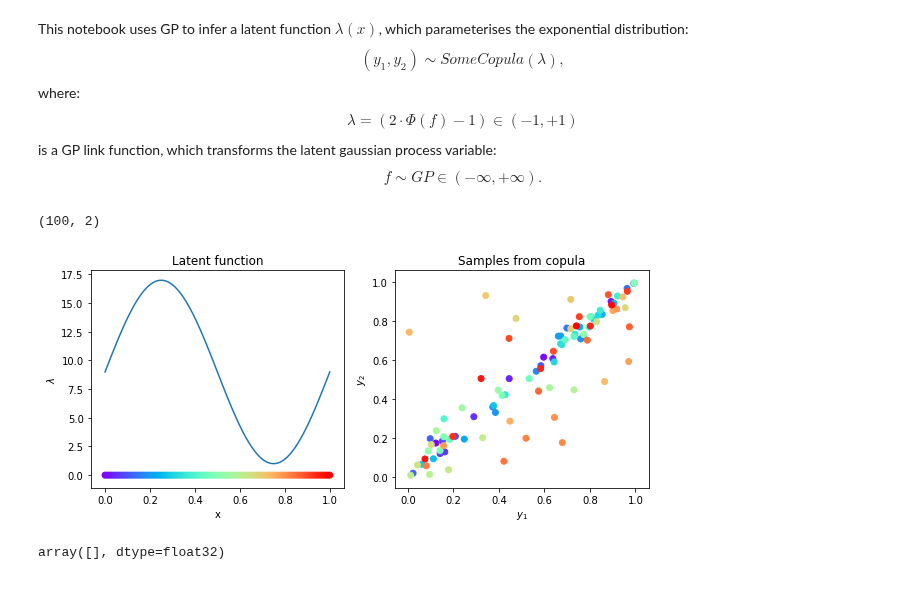
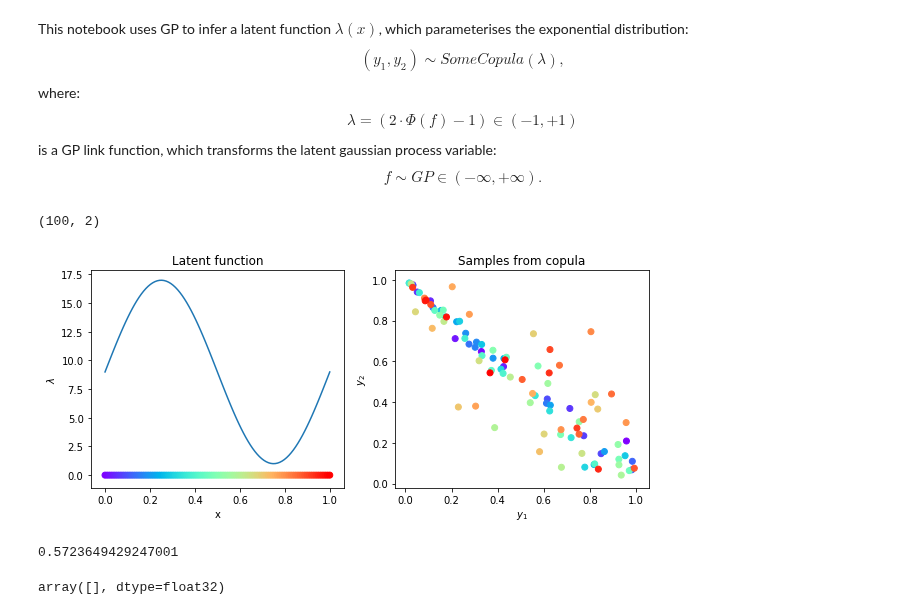
Before and after one commit to NinelK/CopulaGP, a Jupyter notebook: LatentFunctionInference_for_Copula.ipynb, the cells around one changed output. Drawn from its saved outputs; the diff is of its cells as text; code cells hidden in the pictures.

Commit message:
Add copula rotation & some docs

```diff
--- a/LatentFunctionInference_for_Copula.ipynb
+++ b/LatentFunctionInference_for_Copula.ipynb
@@ -29,7 +30,7 @@ pyro.enable_validation(True)
 %autoreload 2
 # %%
 #here we specify a 'true' latent function lambda
-scale = lambda x: np.sin(2*np.pi*1*x)*8.+9.0 #*np.sin(2*np.pi*3*x+.6)
+scale = lambda x: np.sin(2*np.pi*1*x)*8.+9. #*np.sin(2*np.pi*3*x+.6)
 # %%
 # here we generate some synthetic samples
 import matplotlib.cm as cm
@@ -38,32 +39,32 @@ NSamp = int(1e2)
 
 X = np.linspace(0.,1.,NSamp)
 
 fig, (lambdaf, samples) = plt.subplots(1,2,figsize=(10,4))
 
 lambdaf.plot(X,scale(X))
 lambdaf.set_xlabel('x')
 lambdaf.set_ylabel('$\lambda$')
 lambdaf.set_title('Latent function')
 
 # Y = np.zeros((NSamp,2))
 # copula = GaussCopula()
 # for i,x in enumerate(X):
 #     if scale(x) == 0:
 #         Y[i] = np.random.uniform(low=0,high=1,size=2)
 #     else:
 #         Y[i] = np.array(copula.sample(1,scale(x))).T # size=1
 scales = [scale(x) for x in X]
-model = GumbelCopula(torch.tensor(scales).float())
+model = ClaytonCopula(torch.tensor(scales).float(),rotation='90°')
 Y = model.sample().numpy().squeeze()
 print(Y.shape)
 colors = cm.rainbow(np.linspace(0., 1., NSamp))
 lambdaf.scatter(X,np.zeros_like(X),color=colors)
 samples.scatter(*Y.T, color=colors)
 samples.set_xlabel('$y_1$')
 samples.set_ylabel('$y_2$')
 samples.set_title('Samples from copula')
 
 fig.show()
 # %% [output]
 (100, 2)
-[figure, old version]
+[figure, new version]
@@ -70,3 +96,7 @@ fig.show()
+# %%
+np.log(np.pi)/2
+# %% [output]
+0.5723649429247001
 # %%
 Y[Y == float("inf")]
 # %% [output]
```
Also changed, not shown: parts of 13 cells of this notebook, 6 other files.
